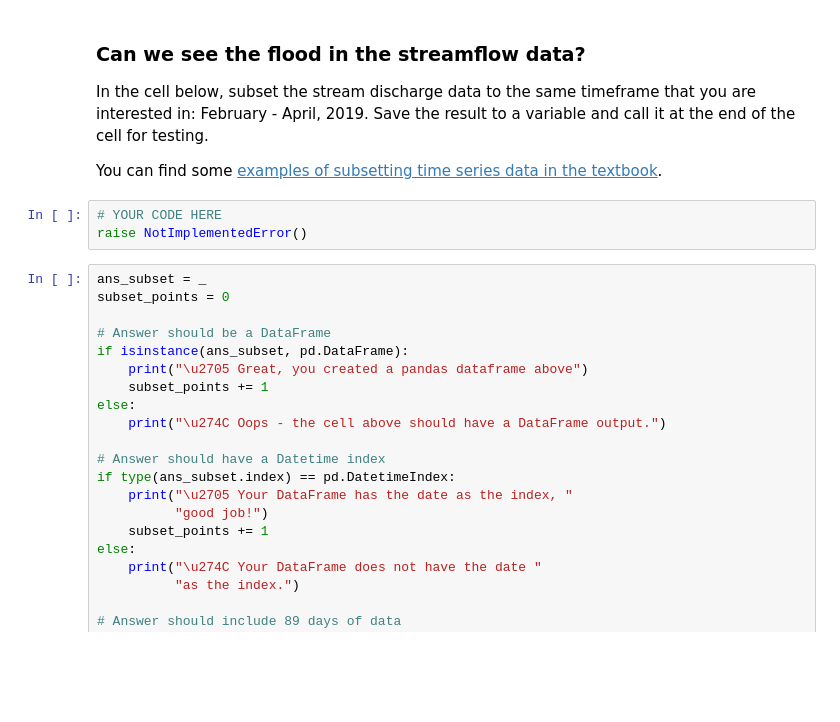
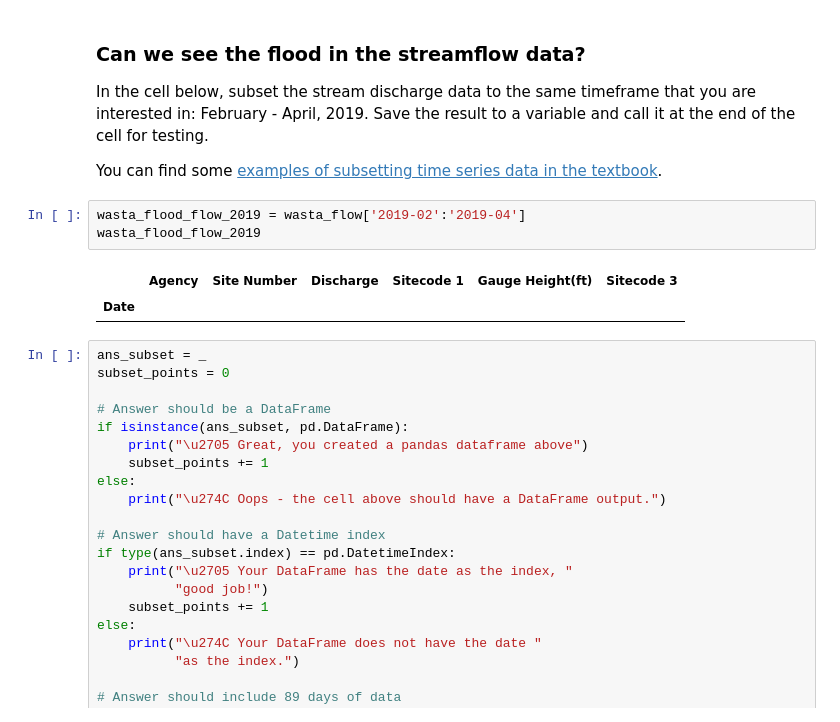
Before and after one commit to Doobernicus/time-series-data-Doobernicus, a Jupyter notebook: stars-02-time-series.ipynb, the cells around one changed output. Saved outputs shown, nothing was run; the diff lists cells and outputs as text; blank space fills up the shorter version.

```diff
--- a/stars-02-time-series.ipynb
+++ b/stars-02-time-series.ipynb
@@ -435,9 +500,12 @@ q_points
 In the cell below, subset the stream discharge data to the same timeframe that you are interested in: February - April, 2019. Save the result to a variable and call it at the end of the cell for testing.
 
 You can find some [examples of subsetting time series data in the textbook](https://www.earthdatascience.org/courses/use-data-open-source-python/use-time-series-data-in-python/date-time-types-in-pandas-python/subset-time-series-data-python/).
-# %%
-# YOUR CODE HERE
-raise NotImplementedError()
+# %%
+wasta_flood_flow_2019 = wasta_flow['2019-02':'2019-04']
+wasta_flood_flow_2019
+# %% [output]
+|  | Agency | Site Number | Discharge | Sitecode 1 | Gauge Height(ft) | Sitecode 3 |
+| Date |  |  |  |  |  |  |
 # %%
 ans_subset = _
 subset_points = 0
```
Also changed, not shown: parts of 9 cells of this notebook.
